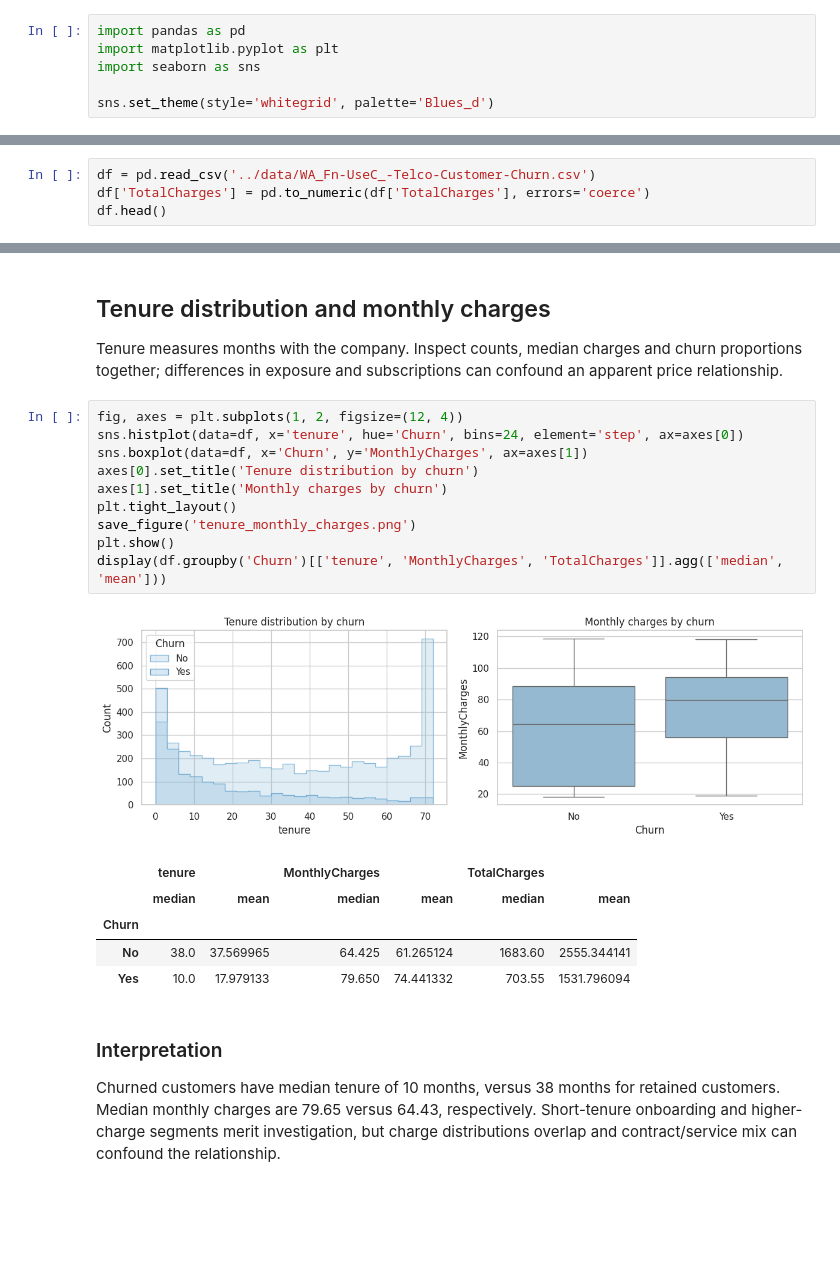
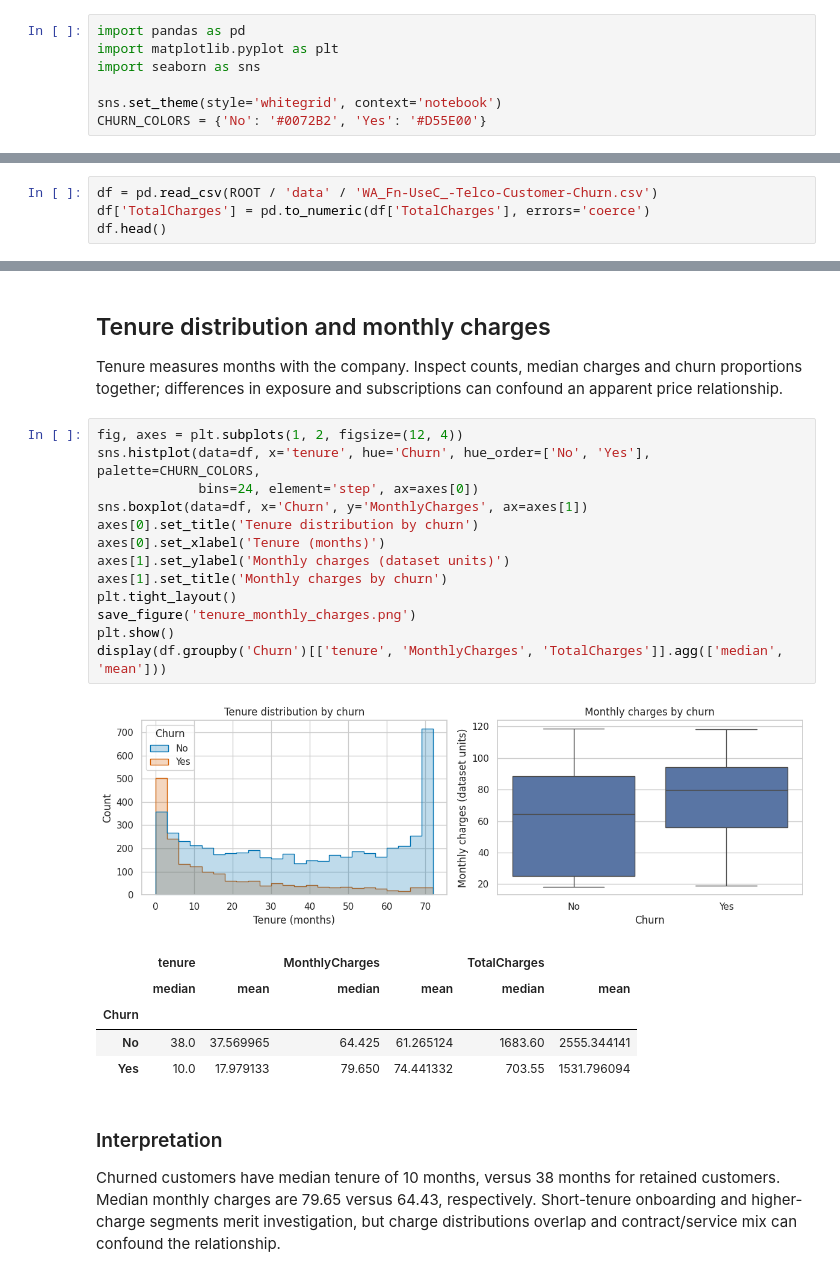
Before and after one commit to zhandarkayirbay/Customer-Churn-Prediction, a Jupyter notebook: notebooks/01_eda.ipynb, the cells around one changed output, grey strips where cells are left out. Saved outputs shown, nothing was run; the diff lists cells and outputs as text; blank space fills up the shorter version.

```diff
--- a/notebooks/01_eda.ipynb
+++ b/notebooks/01_eda.ipynb
@@ -29,12 +25,13 @@ import pandas as pd
 import matplotlib.pyplot as plt
 import seaborn as sns
 
-sns.set_theme(style='whitegrid', palette='Blues_d')
+sns.set_theme(style='whitegrid', context='notebook')
+CHURN_COLORS = {'No': '#0072B2', 'Yes': '#D55E00'}
 # %% [markdown]
 ## Schema and missing values
 Inspect dimensions, feature types and missingness before any imputation.
 # %%
-df = pd.read_csv('../data/WA_Fn-UseC_-Telco-Customer-Churn.csv')
+df = pd.read_csv(ROOT / 'data' / 'WA_Fn-UseC_-Telco-Customer-Churn.csv')
 df['TotalCharges'] = pd.to_numeric(df['TotalCharges'], errors='coerce')
 df.head()
 # %% [output]
@@ -258,16 +260,19 @@ Month-to-month churn is 42.71%, versus 11.27% for one-year and 2.83% for two-yea
 Tenure measures months with the company. Inspect counts, median charges and churn proportions together; differences in exposure and subscriptions can confound an apparent price relationship.
 # %%
 fig, axes = plt.subplots(1, 2, figsize=(12, 4))
-sns.histplot(data=df, x='tenure', hue='Churn', bins=24, element='step', ax=axes[0])
+sns.histplot(data=df, x='tenure', hue='Churn', hue_order=['No', 'Yes'], palette=CHURN_COLORS,
+             bins=24, element='step', ax=axes[0])
 sns.boxplot(data=df, x='Churn', y='MonthlyCharges', ax=axes[1])
 axes[0].set_title('Tenure distribution by churn')
+axes[0].set_xlabel('Tenure (months)')
+axes[1].set_ylabel('Monthly charges (dataset units)')
 axes[1].set_title('Monthly charges by churn')
 plt.tight_layout()
 save_figure('tenure_monthly_charges.png')
 plt.show()
 display(df.groupby('Churn')[['tenure', 'MonthlyCharges', 'TotalCharges']].agg(['median', 'mean']))
 # %% [output]
-[figure, old version]
+[figure, new version]
 |  | tenure |  | MonthlyCharges |  | TotalCharges |  |
 |  | median | mean | median | mean | median | mean |
 | Churn |  |  |  |  |  |  |
```
Also changed, not shown: parts of 8 cells of this notebook, 12 other files.
